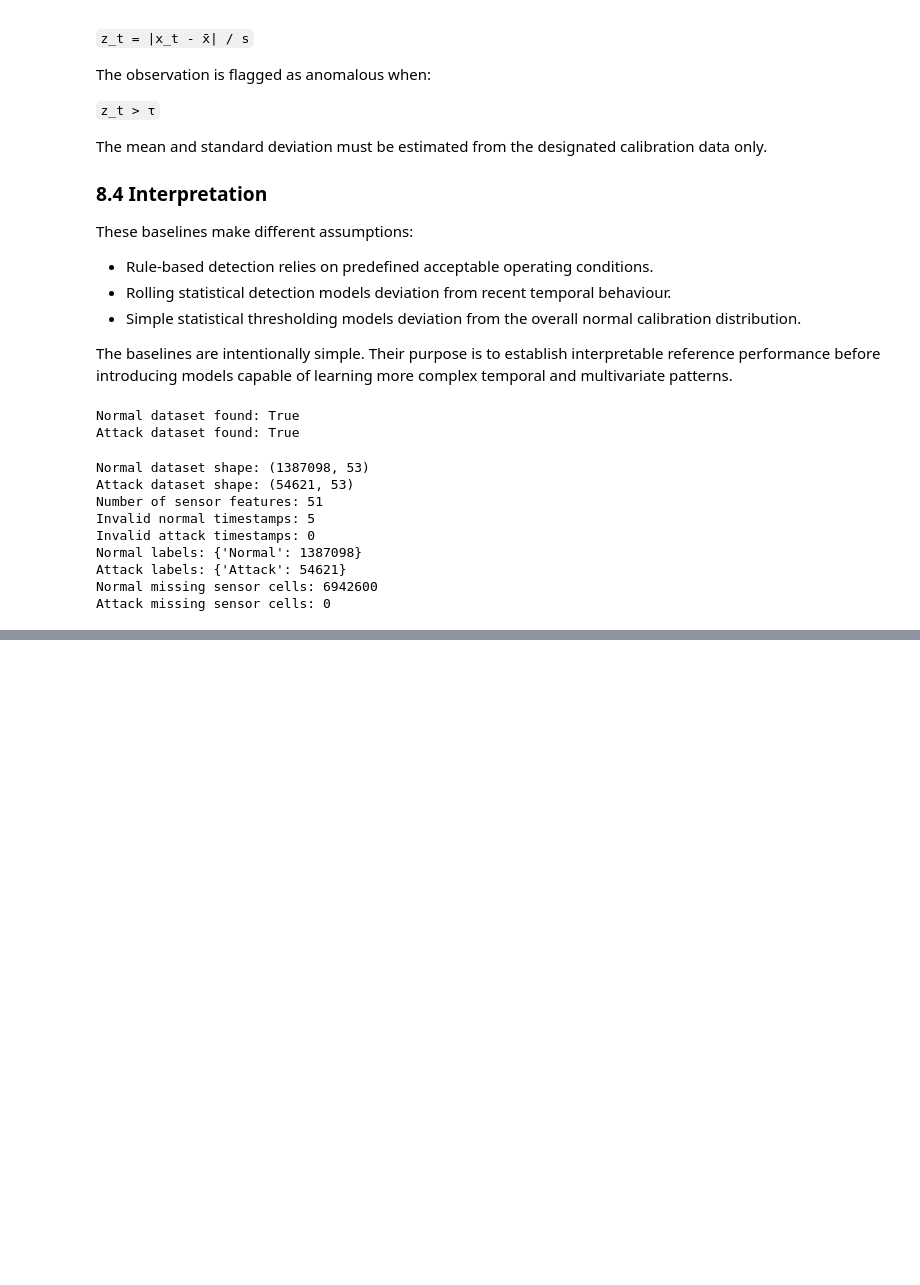
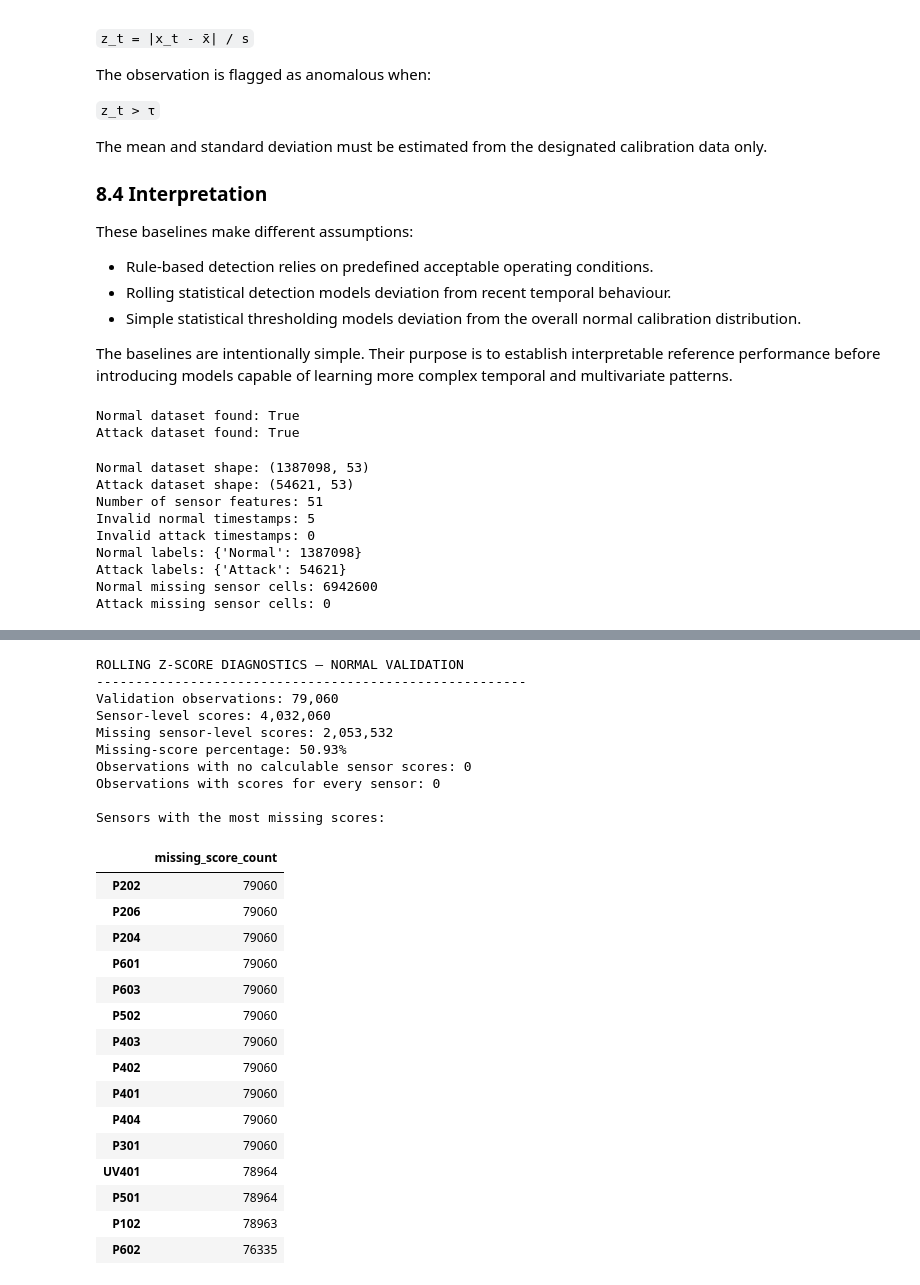
Before and after one commit to Thomasayanfeoluwa/multivariate-telemetry-anomaly-detection, a Jupyter notebook: notebooks/04_baseline_anomaly_detection.ipynb, the cells around one changed output, grey strips where cells are left out. Drawn from its saved outputs; the diff is of its cells as text; code cells hidden in the pictures; blank space fills up the shorter version.

```diff
--- a/notebooks/04_baseline_anomaly_detection.ipynb
+++ b/notebooks/04_baseline_anomaly_detection.ipynb
@@ -266,0 +665,13 @@ Attack missing sensor cells: 0
+# %%
+# Rolling statistical detection: define the baseline parameters.
+
+ROLLING_WINDOW = 60
+ROLLING_Z_THRESHOLD = 3.0
+
+print("ROLLING STATISTICAL DETECTION — PARAMETERS")
+print("-" * 50)
+print(f"Rolling window: {ROLLING_WINDOW} preceding observations")
+print(f"Z-score threshold: {ROLLING_Z_THRESHOLD}")
+print("Reference data: normal calibration period")
+print("Assessment data: normal validation period")
+print("Current observation excluded from rolling reference")
@@ -266,0 +753,62 @@ Attack missing sensor cells: 0
+# %%
+# Diagnose missing rolling Z-scores in the normal validation period.
+
+validation_score_missing = validation_rolling_z_scores.isna()
+
+missing_scores_by_sensor = validation_score_missing.sum().sort_values(
+    ascending=False
+)
+
+observations_without_any_score = validation_score_missing.all(axis=1).sum()
+
+observations_with_all_scores = validation_score_missing.eq(False).all(axis=1).sum()
+
+print("ROLLING Z-SCORE DIAGNOSTICS — NORMAL VALIDATION")
+print("-" * 55)
+print(f"Validation observations: {len(validation_rolling_z_scores):,}")
+print(f"Sensor-level scores: {validation_rolling_z_scores.size:,}")
+print(f"Missing sensor-level scores: {validation_score_missing.sum().sum():,}")
+print(
+    f"Missing-score percentage: "
+    f"{validation_score_missing.sum().sum() / validation_rolling_z_scores.size:.2%}"
+)
+print(
+    f"Observations with no calculable sensor scores: "
+    f"{observations_without_any_score:,}"
+)
+print(
+    f"Observations with scores for every sensor: "
+    f"{observations_with_all_scores:,}"
+)
+
+print("\nSensors with the most missing scores:")
+display(
+    missing_scores_by_sensor.head(15).to_frame("missing_score_count")
+)
+# %% [output]
+ROLLING Z-SCORE DIAGNOSTICS — NORMAL VALIDATION
+-------------------------------------------------------
+Validation observations: 79,060
+Sensor-level scores: 4,032,060
+Missing sensor-level scores: 2,053,532
+Missing-score percentage: 50.93%
+Observations with no calculable sensor scores: 0
+Observations with scores for every sensor: 0
+
+Sensors with the most missing scores:
+|  | missing_score_count |
+| P202 | 79060 |
+| P206 | 79060 |
+| P204 | 79060 |
+| P601 | 79060 |
+| P603 | 79060 |
+| P502 | 79060 |
+| P403 | 79060 |
+| P402 | 79060 |
+| P401 | 79060 |
+| P404 | 79060 |
+| P301 | 79060 |
+| UV401 | 78964 |
+| P501 | 78964 |
+| P102 | 78963 |
+| P602 | 76335 |
```
Also changed, not shown: parts of 17 cells of this notebook.
